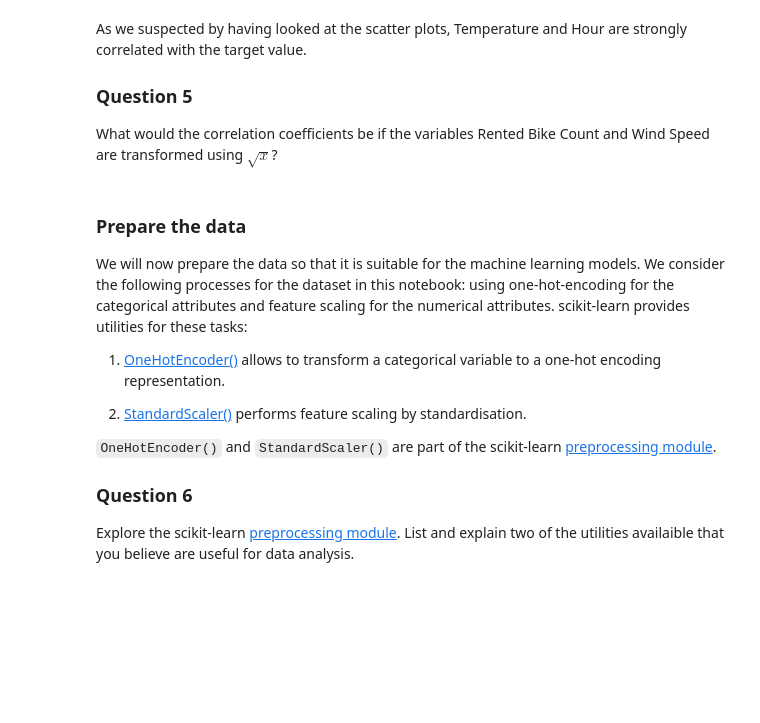
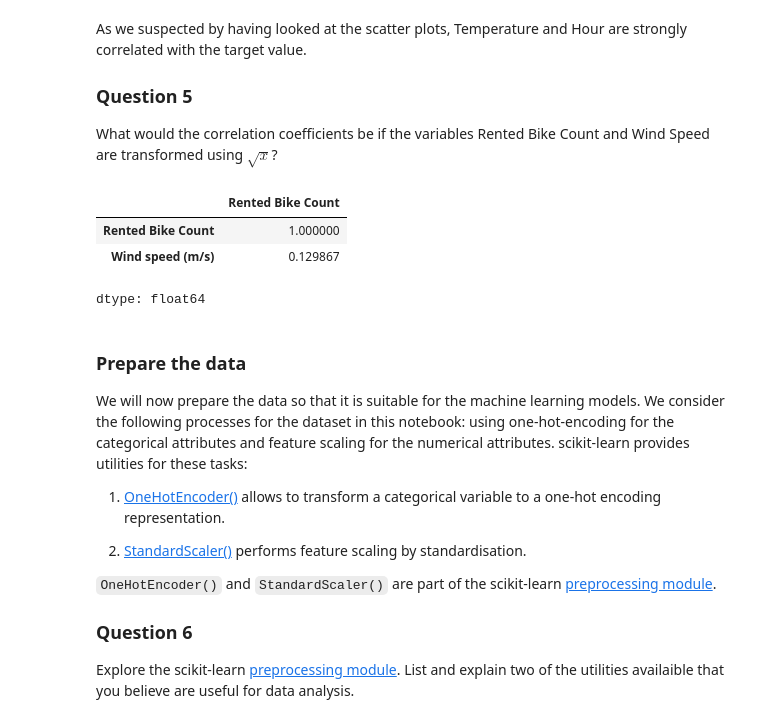
Before and after one commit to MrSleeeepy/MSc_AI, a Jupyter notebook: COMP64501 Topics in Machine Learning - University of Manchester/Labs/Lab 1 - End-to-end project in ML.ipynb, the cells around one changed output. Drawn from its saved outputs; the diff is of its cells as text; code cells hidden in the pictures; blank space fills up the shorter version.

```diff
--- a/COMP64501 Topics in Machine Learning - University of Manchester/Labs/Lab 1 - End-to-end project in ML.ipynb
+++ b/COMP64501 Topics in Machine Learning - University of Manchester/Labs/Lab 1 - End-to-end project in ML.ipynb
@@ -475,3 +473,17 @@ What would the correlation coefficients be if the variables Rented Bike Count an
+# %%
+# Provide your answer here
+
+mix_train_data, mix_test_data = train_test_split(bike_sharing_data[["Rented Bike Count", "Wind speed (m/s)"]], test_size=0.15, random_state=42)
+
+root_mix_train_data = np.sqrt(mix_train_data)
+
+root_corr_matrix = root_mix_train_data.corr(numeric_only=True)
+root_corr_matrix['Rented Bike Count'].sort_values(ascending=False)
+# %% [output]
+|  | Rented Bike Count |
+| Rented Bike Count | 1.000000 |
+| Wind speed (m/s) | 0.129867 |
+dtype: float64
 # %% [markdown]
 ### Prepare the data
 
```
Also changed, not shown: parts of 5 cells of this notebook.
